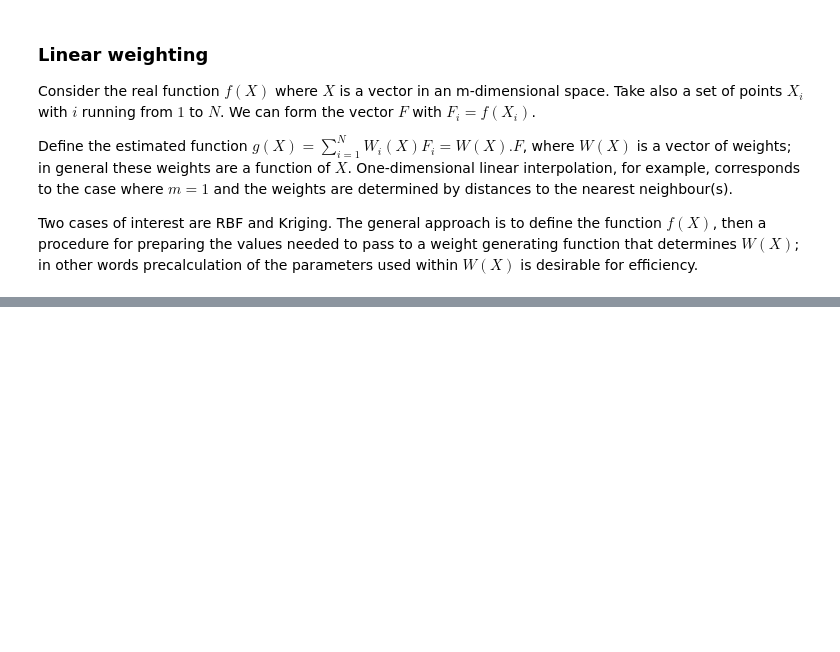
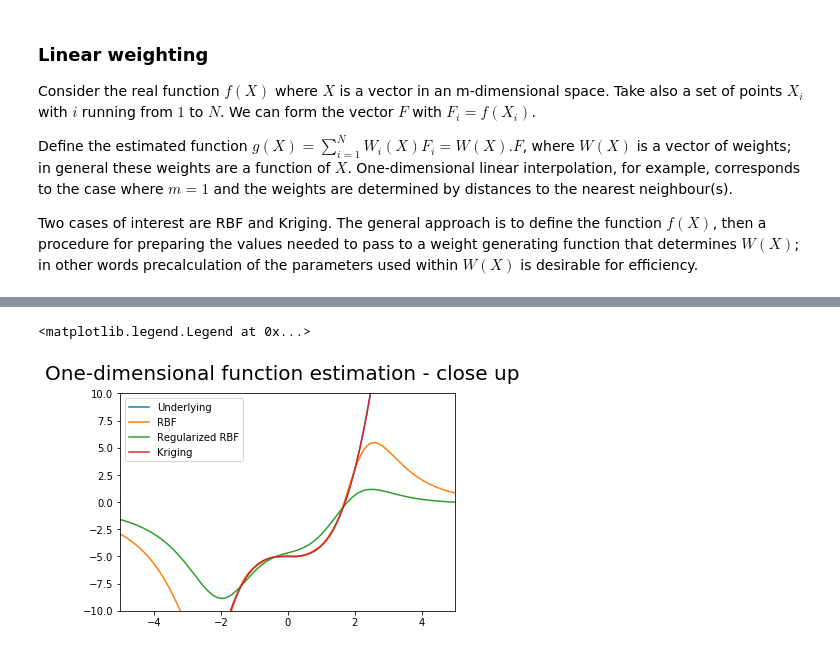
Before and after one commit to GibbsConsulting/ds-collateral, a Jupyter notebook: notebooks/SpatialFunctions.ipynb, the cells around one changed output, grey strips where cells are left out. Drawn from its saved outputs; the diff is of its cells as text; code cells hidden in the pictures; blank space fills up the shorter version.

```diff
--- a/notebooks/SpatialFunctions.ipynb
+++ b/notebooks/SpatialFunctions.ipynb
@@ -118,0 +195,14 @@ func1D = lambda x: (x*x*x*x -5)
+# %%
+plt.plot(xVec,actVals,label="Underlying")
+plt.plot(xVec,vals,label="RBF")
+plt.plot(xVec,rals,label="Regularized RBF")
+plt.plot(xVec,kals,label="Kriging")
+
+axes = plt.gca()
+axes.set_xlim([-5,5])
+axes.set_ylim([-10,10])
+plt.suptitle("One-dimensional function estimation - close up",fontsize=20)
+plt.legend()
+# %% [output]
+<matplotlib.legend.Legend at 0x...>
+[figure, added]
```
Also changed, not shown: parts of 30 cells of this notebook.
